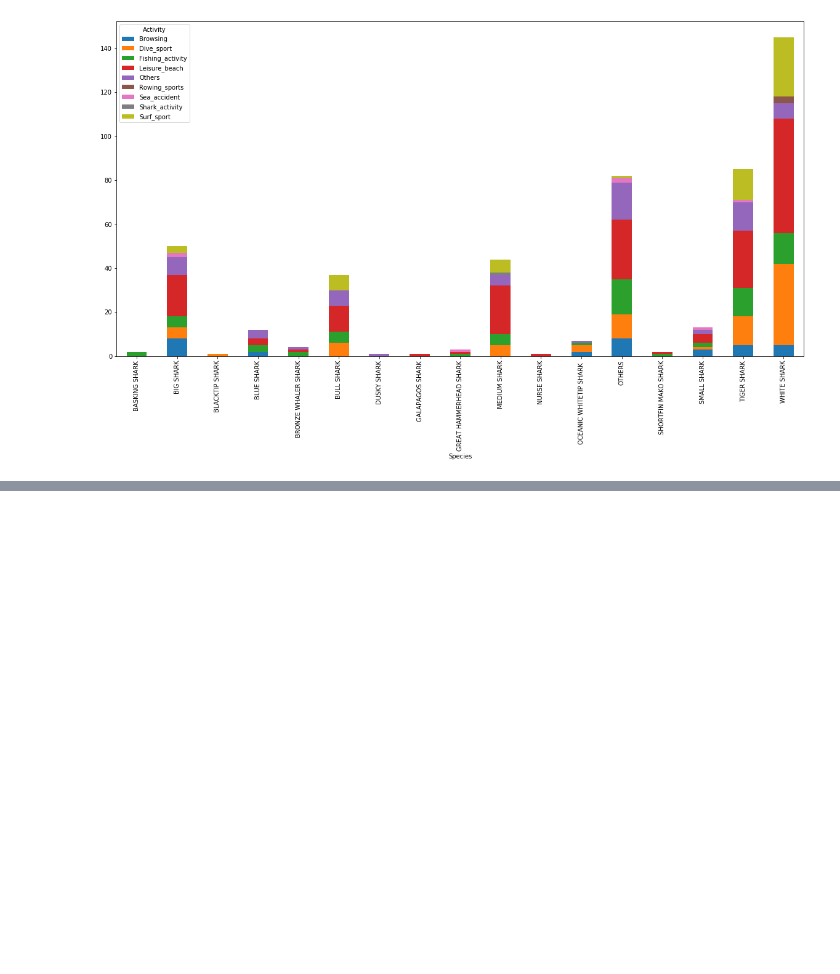
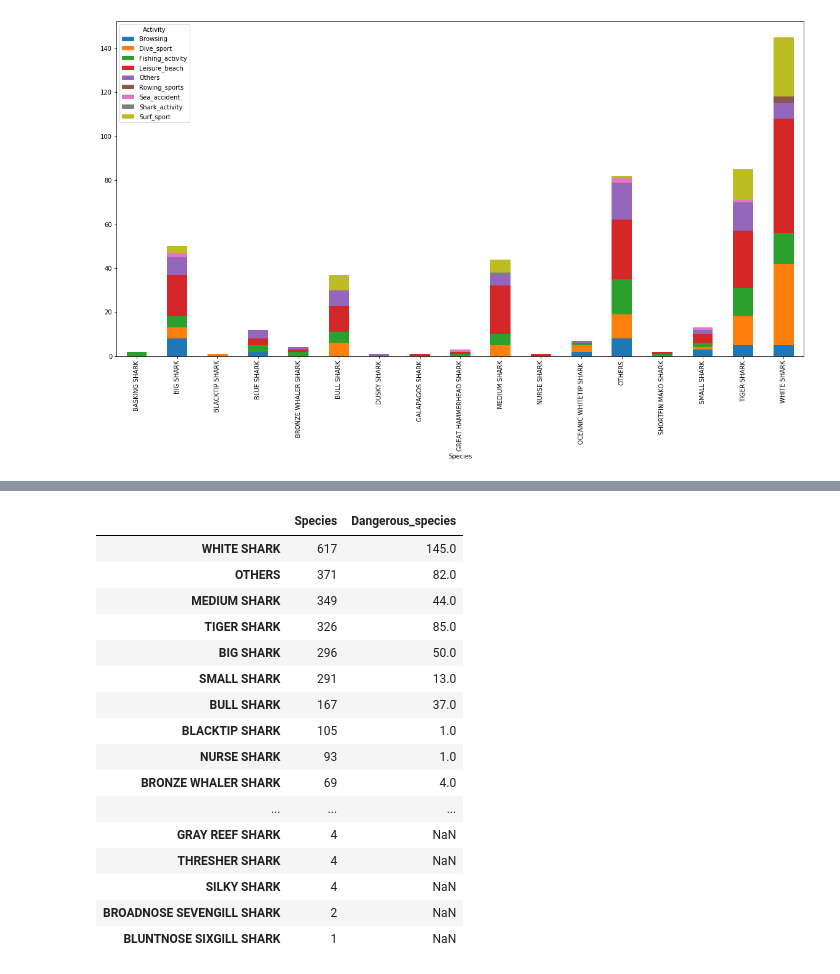
Before and after one commit to ironhack-datalabs/datamad0619, a Jupyter notebook: module-1/pandas-project/your-code/Shark-Analysis.ipynb, the cells around one changed output, grey strips where cells are left out. Saved outputs shown, nothing was run; the diff lists cells and outputs as text; code cells hidden in the pictures; blank space fills up the shorter version.

```diff
--- a/module-1/pandas-project/your-code/Shark-Analysis.ipynb
+++ b/module-1/pandas-project/your-code/Shark-Analysis.ipynb
@@ -51,8 +51,8 @@ display(sharks_columns_1)
 # %%
 #display(sharks_columns_1)
 # %%
-sharks_columns_1= sharks_columns_1.drop(sharks_columns_1[sharks_columns_1['Fatal (Y/N)']=='NO'].index)
-display(sharks_columns_1)
+sharks_columns_2= sharks_columns_1.drop(sharks_columns_1[sharks_columns_1['Fatal (Y/N)']=='NO'].index)
+display(sharks_columns_2)
 # %% [output]
 |  | Species | Fatal (Y/N) | Activity |
 | 29 | OTHERS | YES | Dive_sport |
@@ -73,7 +73,7 @@ display(sharks_columns_1)
 | 3056 | NURSE SHARK | YES | Leisure_beach |
 520 rows × 3 columns
 # %%
-sharks_columns_DEAD= sharks_columns_1.drop(sharks_columns_1[sharks_columns_1['Fatal (Y/N)']=='Unknown'].index)
+sharks_columns_DEAD= sharks_columns_2.drop(sharks_columns_2[sharks_columns_2['Fatal (Y/N)']=='Unknown'].index)
 display(sharks_columns_DEAD)
 # %% [output]
 |  | Species | Fatal (Y/N) | Activity |
@@ -195,0 +308,21 @@ print (table)
+# %%
+concatenate_sharks=pd.concat([Count_sharks,Killer_sharks], axis=1, sort=False)
+display(concatenate_sharks)
+# %% [output]
+|  | Species | Dangerous_species |
+| WHITE SHARK | 617 | 145.0 |
+| OTHERS | 371 | 82.0 |
+| MEDIUM SHARK | 349 | 44.0 |
+| TIGER SHARK | 326 | 85.0 |
+| BIG SHARK | 296 | 50.0 |
+| SMALL SHARK | 291 | 13.0 |
+| BULL SHARK | 167 | 37.0 |
+| BLACKTIP SHARK | 105 | 1.0 |
+| NURSE SHARK | 93 | 1.0 |
+| BRONZE WHALER SHARK | 69 | 4.0 |
+| ... | ... | ... |
+| GRAY REEF SHARK | 4 | NaN |
+| THRESHER SHARK | 4 | NaN |
+| SILKY SHARK | 4 | NaN |
+| BROADNOSE SEVENGILL SHARK | 2 | NaN |
+| BLUNTNOSE SIXGILL SHARK | 1 | NaN |
```
Also changed, not shown: parts of 20 cells of this notebook.
